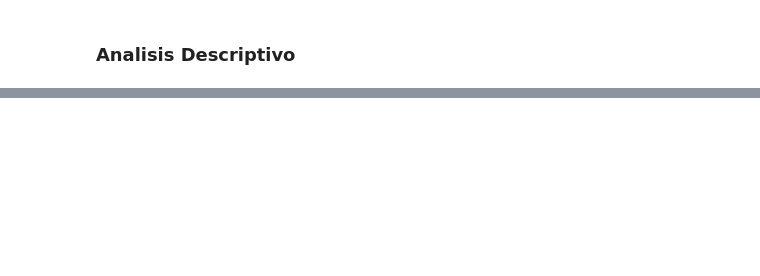
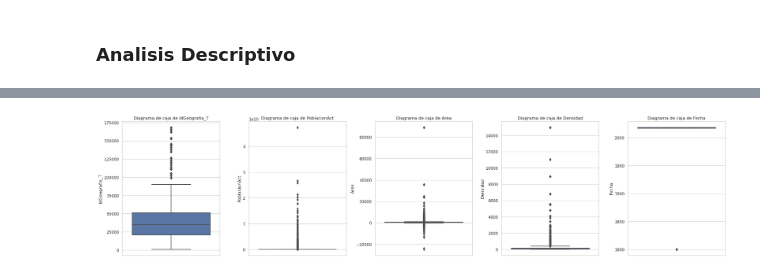
Before and after one commit to codebusters-MIAD/rasa-alpes-project, a Jupyter notebook: entendimiento/fuente_area_servicio.ipynb, the cells around one changed output, grey strips where cells are left out. Cells and saved outputs as stored; diff of their text form; code cells hidden in the pictures; blank space fills up the shorter version.

```diff
--- a/entendimiento/fuente_area_servicio.ipynb
+++ b/entendimiento/fuente_area_servicio.ipynb
@@ -68,0 +296,9 @@ only showing top 20 rows
+# %%
+total_filas = areas.count()
+areas_not_dup = areas.dropDuplicates()
+filas_sin_duplicados = areas_not_dup.count()
+filas_duplicadas = total_filas - filas_sin_duplicados
+
+print(f"Total de filas: {total_filas}")
+print(f"Total de filas sin duplicados: {filas_sin_duplicados}")
+print(f"Total de filas duplicadas: {filas_duplicadas}")
@@ -73,2 +416,4 @@ only showing top 20 rows
 # %% [markdown]
 ### **Analisis Descriptivo**
+# %%
+df_areas_numeric_vars = areas_not_dup.drop("IdAreaDeServicio_T", "NombreAreaDeServicio", "Condado", "Estado")
@@ -74,0 +434,4 @@ only showing top 20 rows
+# %%
+plot_numeric_box_plots(df_areas_numeric_vars, 1)
+# %% [output]
+[figure, added]
```
Also changed, not shown: parts of 60 cells of this notebook, 2 other files.
